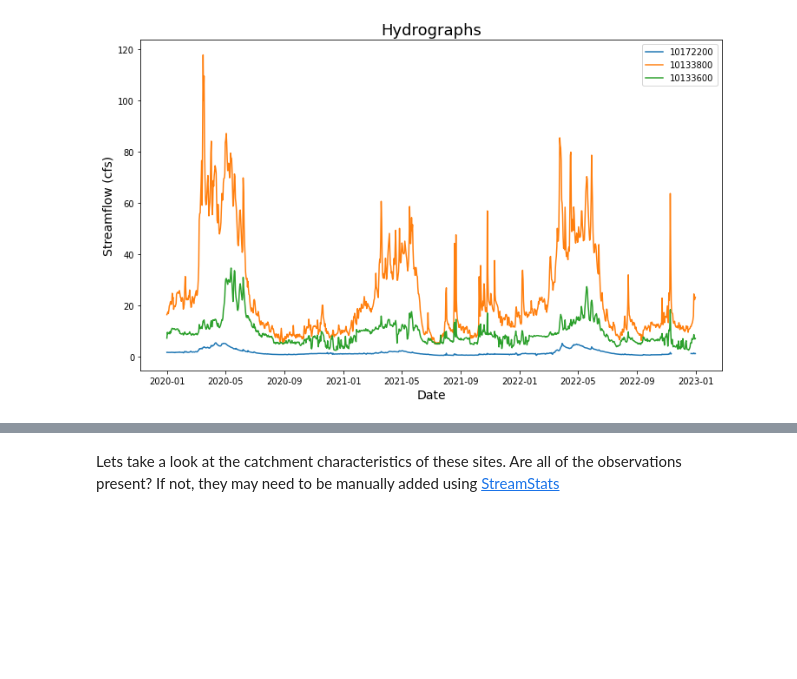
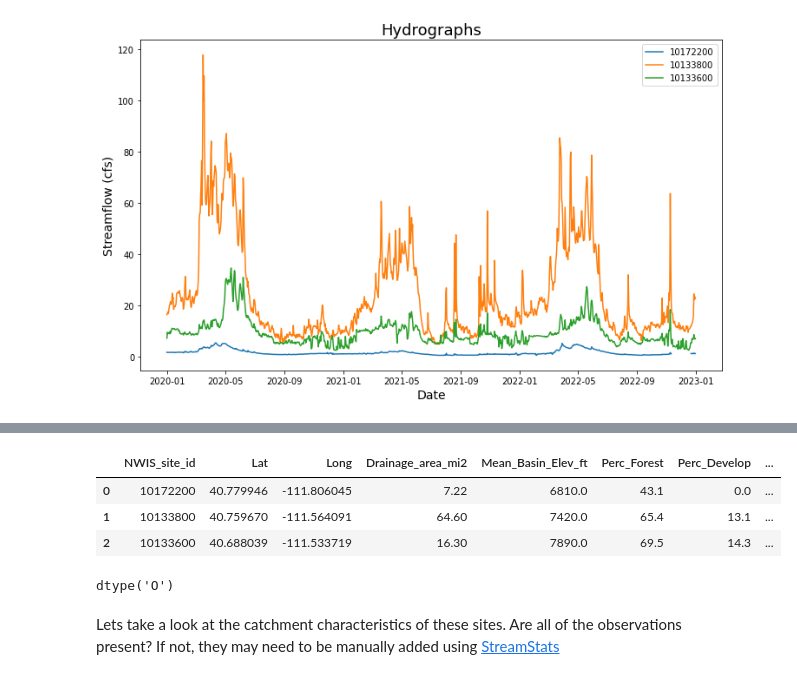
Before and after one commit to whitelightning450/GEE_Workshop, a Jupyter notebook: GEE_ML_Workflow/GEE_Workshop_CH1.5.ipynb, the cells around one changed output, grey strips where cells are left out. Saved outputs shown, nothing was run; the diff lists cells and outputs as text; code cells hidden in the pictures; blank space fills up the shorter version.

Commit message:
added option to use stored streamstats data

```diff
--- a/GEE_ML_Workflow/GEE_Workshop_CH1.5.ipynb
+++ b/GEE_ML_Workflow/GEE_Workshop_CH1.5.ipynb
@@ -199,3 +175,17 @@ Retrieving Catchment Average Precip
+# %%
+StreamStats = pd.read_csv('./Data/StreamStats2.csv')
+StreamStats['NWIS_site_id'] = StreamStats['NWIS_site_id'].astype('str')
+StreamStats.pop('Unnamed: 0')
+StreamStats
+# %% [output]
+|  | NWIS_site_id | Lat | Long | Drainage_area_mi2 | Mean_Basin_Elev_ft | Perc_Forest | Perc_Develop | ... |
+| 0 | 10172200 | 40.779946 | -111.806045 | 7.22 | 6810.0 | 43.1 | 0.0 | ... |
+| 1 | 10133800 | 40.759670 | -111.564091 | 64.60 | 7420.0 | 65.4 | 13.1 | ... |
+| 2 | 10133600 | 40.688039 | -111.533719 | 16.30 | 7890.0 | 69.5 | 14.3 | ... |
+# %%
+StreamStats['NWIS_site_id'].dtype
+# %% [output]
+dtype('O')
 # %% [markdown]
 Lets take a look at the catchment characteristics of these sites. Are all of the observations present? If not, they may need to be manually added using [StreamStats](https://streamstats.usgs.gov/ss/)
 # %%
```
Also changed, not shown: parts of 7 cells of this notebook, 3 other files.
